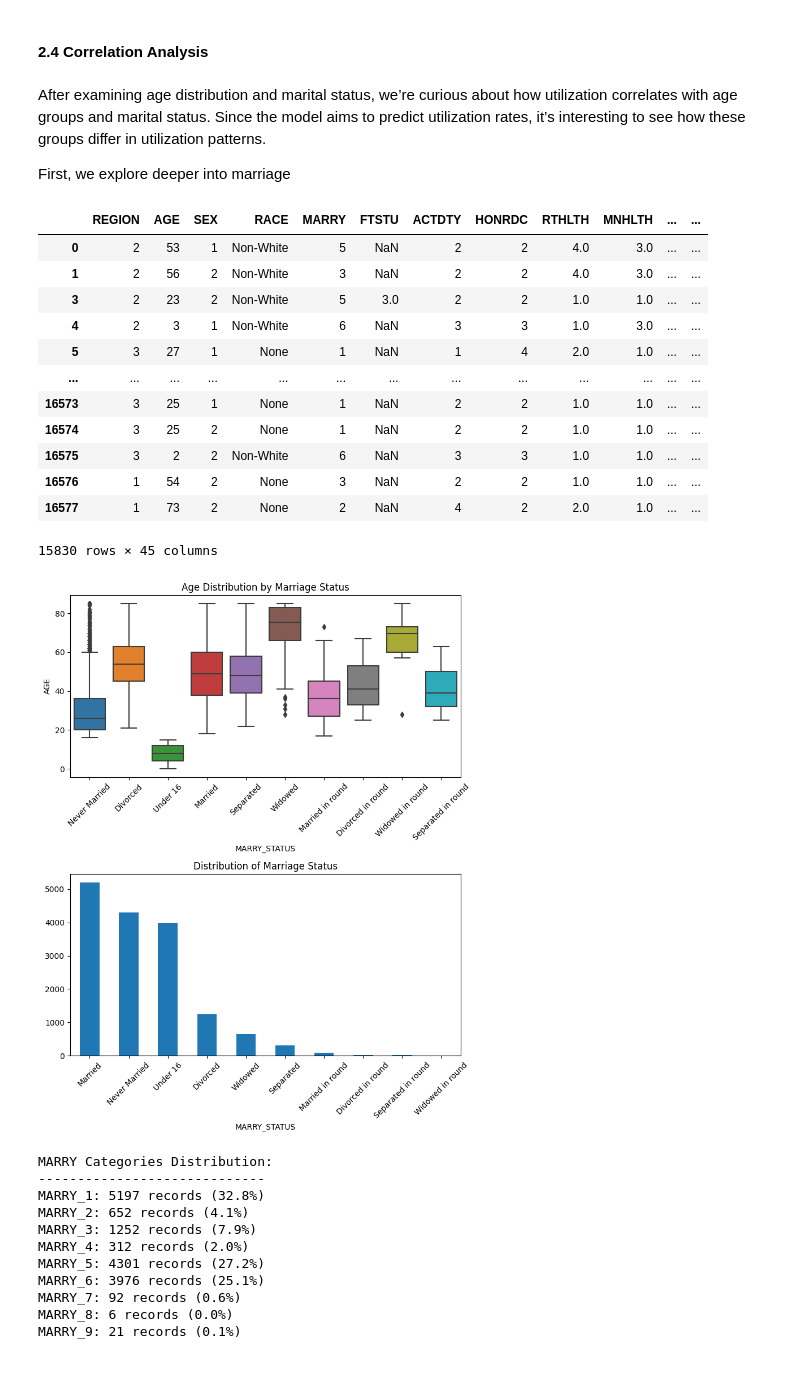
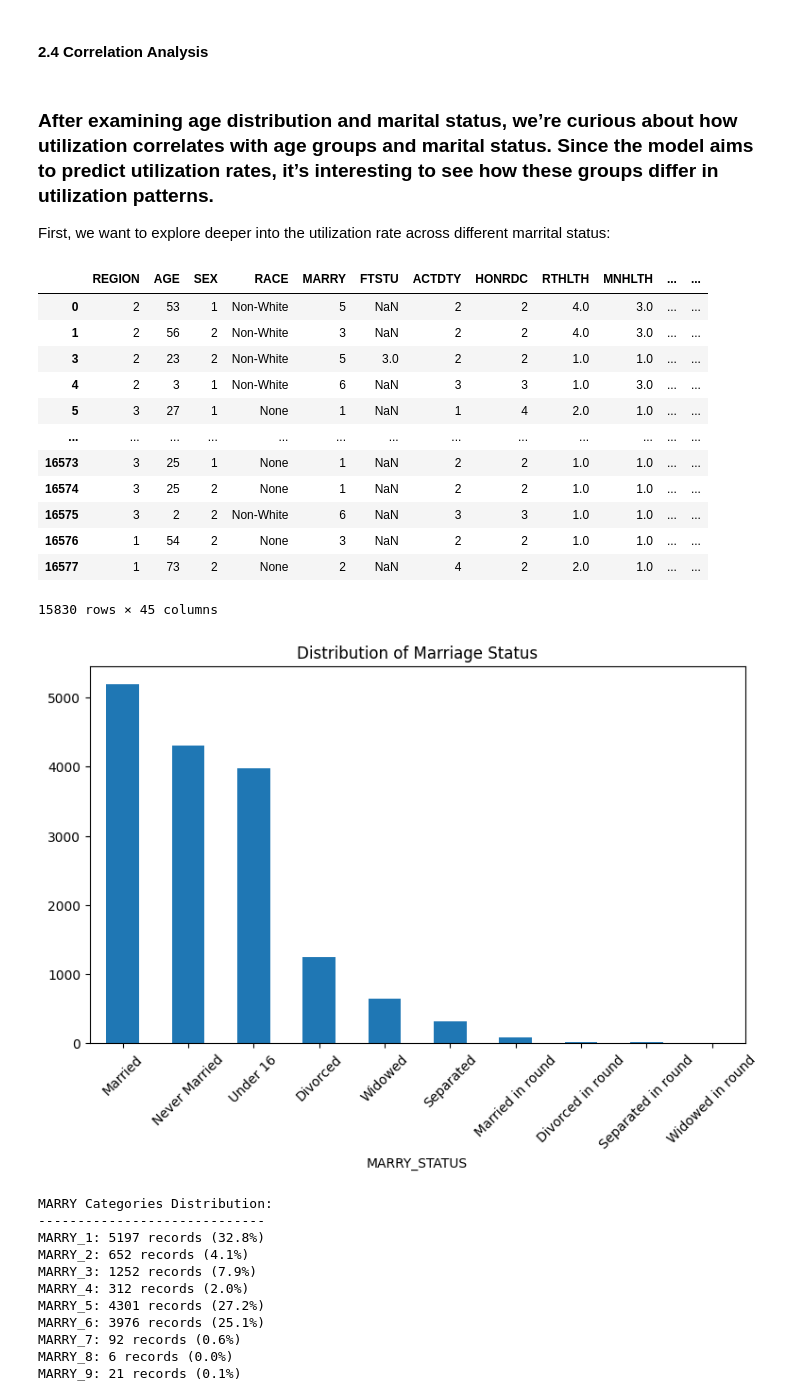
Before and after one commit to gracejiang0929/FA24_DSC180A_Repo, a Jupyter notebook: pt2-model-dev-fairness-eval.ipynb, the cells around one changed output. Cells and saved outputs as stored; diff of their text form; code cells hidden in the pictures; blank space fills up the shorter version.

```diff
--- a/pt2-model-dev-fairness-eval.ipynb
+++ b/pt2-model-dev-fairness-eval.ipynb
@@ -571,18 +566,16 @@ Next step: Comparing Before and After Outlier Removal
 # %% [markdown]
 #### 2.4 Correlation Analysis
 # %% [markdown]
-After examining age distribution and marital status, we’re curious about how utilization correlates with age groups and marital status. Since the model aims to predict utilization rates, it’s interesting to see how these groups differ in utilization patterns.
+### After examining age distribution and marital status, we’re curious about how utilization correlates with age groups and marital status. Since the model aims to predict utilization rates, it’s interesting to see how these groups differ in utilization patterns.
 
-First, we explore deeper into marriage
+First, we want to explore deeper into the utilization rate across different marrital status:
 # %%
 def simplified_marry_analysis(df):
     """
     Create simplified correlation analysis focusing on key variables and categories
     """
-    # Create copy of dataframe
     df_analysis = df.copy()
 
-    # Create main category groupings
     df_analysis['MARRY_STATUS'] = df_analysis['MARRY'].map({
         1: 'Married',
         2: 'Widowed',
@@ -596,43 +589,34 @@ def simplified_marry_analysis(df):
         10: 'Separated in round',
         -1: 'INAPPLICABLE'
     })
 
-    # Create visualization
     plt.figure(figsize=(15, 10))
 
 
-    # Plot 2: Age Distribution by Marriage Status
-    plt.subplot(2, 2, 2)
-    sns.boxplot(data=df_analysis, x='MARRY_STATUS', y='AGE')
-    plt.xticks(rotation=45)
-    plt.title('Age Distribution by Marriage Status')
-
-
-    # Plot 4: Count Distribution
     plt.subplot(2, 2, 4)
     df_analysis['MARRY_STATUS'].value_counts().plot(kind='bar')
     plt.xticks(rotation=45)
     plt.title('Distribution of Marriage Status')
 
     plt.tight_layout()
     return df_analysis
 
 simplified_marry_analysis(df_panel_19_reduced)
 # %% [output]
 |  | REGION | AGE | SEX | RACE | MARRY | FTSTU | ACTDTY | HONRDC | RTHLTH | MNHLTH | ... | ... |
 | 0 | 2 | 53 | 1 | Non-White | 5 | NaN | 2 | 2 | 4.0 | 3.0 | ... | ... |
 | 1 | 2 | 56 | 2 | Non-White | 3 | NaN | 2 | 2 | 4.0 | 3.0 | ... | ... |
 | 3 | 2 | 23 | 2 | Non-White | 5 | 3.0 | 2 | 2 | 1.0 | 1.0 | ... | ... |
 | 4 | 2 | 3 | 1 | Non-White | 6 | NaN | 3 | 3 | 1.0 | 3.0 | ... | ... |
 | 5 | 3 | 27 | 1 | None | 1 | NaN | 1 | 4 | 2.0 | 1.0 | ... | ... |
 | ... | ... | ... | ... | ... | ... | ... | ... | ... | ... | ... | ... | ... |
 | 16573 | 3 | 25 | 1 | None | 1 | NaN | 2 | 2 | 1.0 | 1.0 | ... | ... |
 | 16574 | 3 | 25 | 2 | None | 1 | NaN | 2 | 2 | 1.0 | 1.0 | ... | ... |
 | 16575 | 3 | 2 | 2 | Non-White | 6 | NaN | 3 | 3 | 1.0 | 1.0 | ... | ... |
 | 16576 | 1 | 54 | 2 | None | 3 | NaN | 2 | 2 | 1.0 | 1.0 | ... | ... |
 | 16577 | 1 | 73 | 2 | None | 2 | NaN | 4 | 2 | 2.0 | 1.0 | ... | ... |
 15830 rows × 45 columns
-[figure, old version]
+[figure, new version]
 # %%
 def analyze_marry_categories(df):
     """
```
Also changed, not shown: parts of 23 cells of this notebook.
